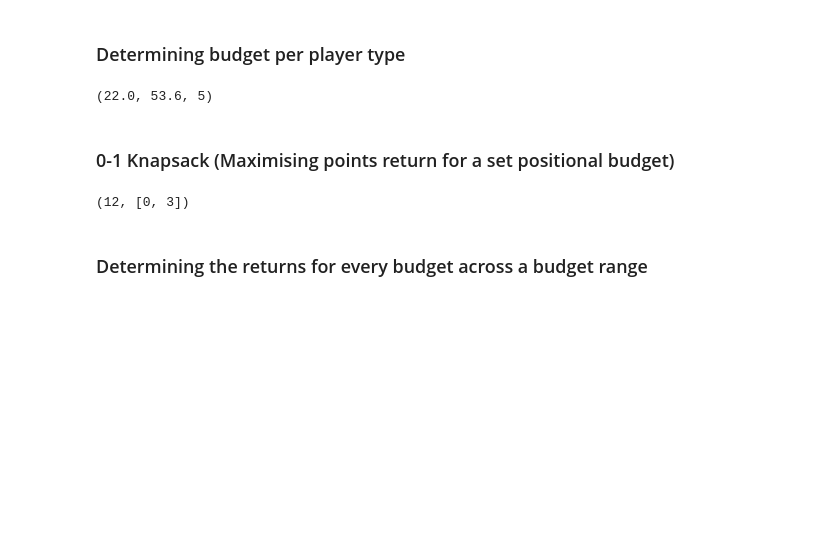
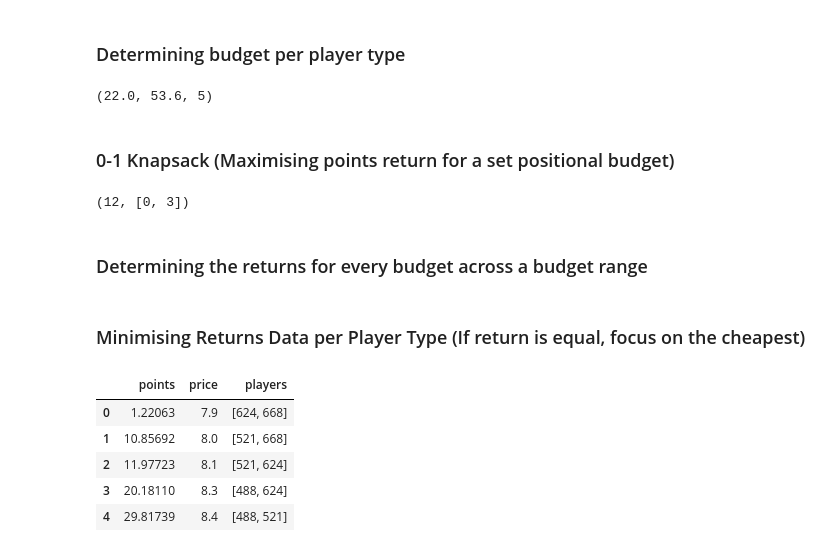
Before and after one commit to cyrilmichino/fantasy-premier-league, a Jupyter notebook: teamchoice.ipynb, the cells around one changed output. Saved outputs shown, nothing was run; the diff lists cells and outputs as text; code cells hidden in the pictures; blank space fills up the shorter version.

Commit message:
Condensed Returns Dataframe

```diff
--- a/teamchoice.ipynb
+++ b/teamchoice.ipynb
@@ -161,0 +160,15 @@ returns = chooseplayers(df=predictions,position='MID')
+# %% [markdown]
+### Minimising Returns Data per Player Type (If return is equal, focus on the cheapest)
+# %%
+goalkeepers = pd.DataFrame(chooseplayers(df=predictions,position='GK'),columns=['price','points','players'])
+goalkeepers = goalkeepers.groupby(by='points').min()
+goalkeepers = goalkeepers.reset_index()
+goalkeepers = goalkeepers[goalkeepers.points != float('-inf')]
+goalkeepers.head()
+# %% [output]
+|  | points | price | players |
+| 0 | 1.22063 | 7.9 | [624, 668] |
+| 1 | 10.85692 | 8.0 | [521, 668] |
+| 2 | 11.97723 | 8.1 | [521, 624] |
+| 3 | 20.18110 | 8.3 | [488, 624] |
+| 4 | 29.81739 | 8.4 | [488, 521] |
```
Also changed, not shown: parts of 4 cells of this notebook.
